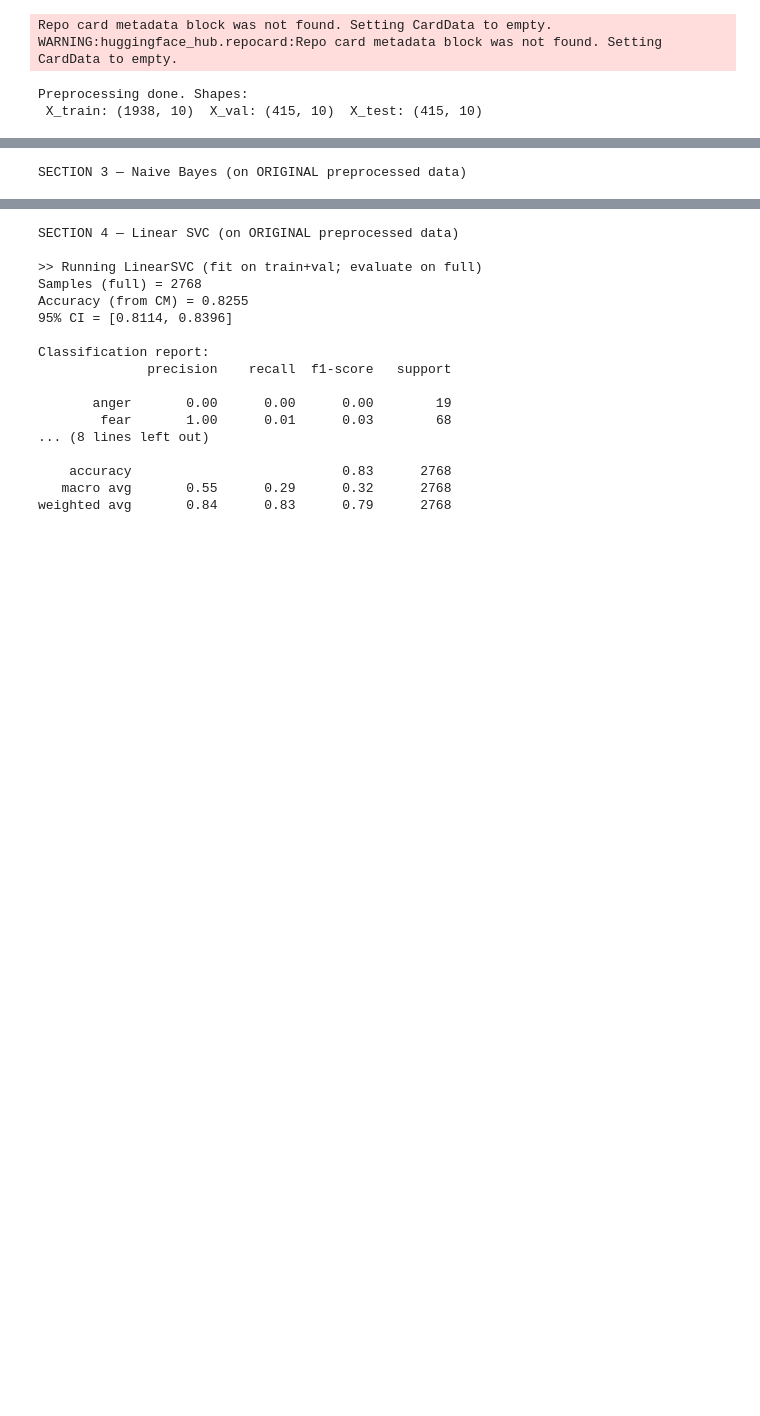
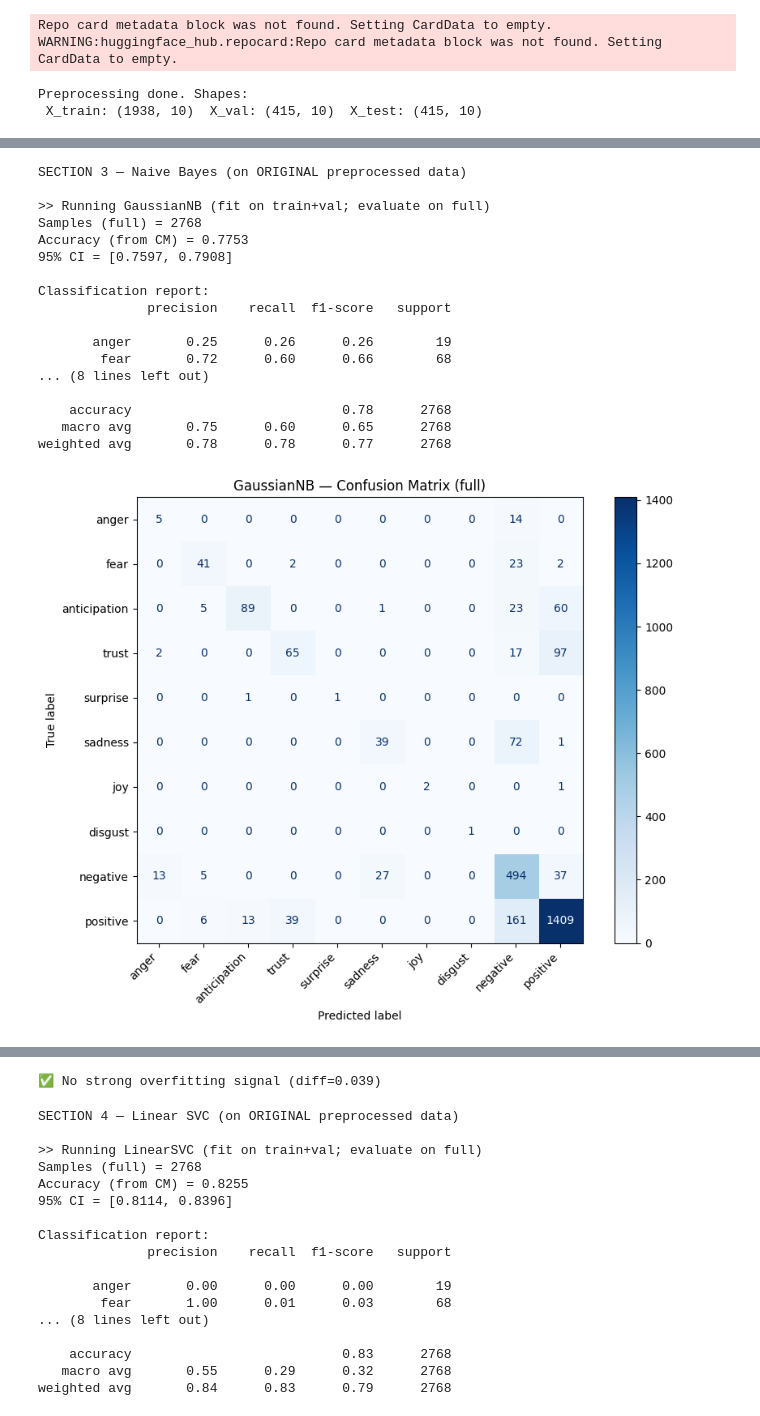
Before and after one commit to REZAKAZAZI00/Pattern_Recognition, a Jupyter notebook: pattern_SVM.ipynb, the cells around one changed output, grey strips where cells are left out. Drawn from its saved outputs; the diff is of its cells as text; code cells hidden in the pictures; blank space fills up the shorter version.

```diff
--- a/pattern_SVM.ipynb
+++ b/pattern_SVM.ipynb
@@ -179,32 +322,49 @@ def learning_curve_train_vs_test(model, X_train_s, y_train_s, X_test_s, y_test_s
     plt.title(f'Learning Curve — {model_name}')
     plt.grid(True); plt.legend(); plt.tight_layout(); plt.show()
     diff = np.mean(train_accs[-3:]) - np.mean(test_accs[-3:])
     if diff > 0.07:
         print(f"⚠️ Possible Overfitting detected (diff={diff:.3f})")
     else:
         print(f"✅ No strong overfitting signal (diff={diff:.3f})")
     return train_accs, test_accs
 
 # Fit on train + val (final fit) and evaluate on full (train+val+test)
 def run_model_and_report(model, model_name, Xtr, ytr, Xv, yv, Xt, yt):
     print(f"\n>> Running {model_name} (fit on train+val; evaluate on full)")
     X_final_train = np.vstack([Xtr, Xv])
     y_final_train = np.concatenate([ytr, yv])
     model.fit(X_final_train, y_final_train)
     X_all = np.vstack([Xtr, Xv, Xt])
     y_all = np.concatenate([ytr, yv, yt])
     y_pred = model.predict(X_all)
     cm, acc, ci = compute_confusion_accuracy_and_ci(y_all, y_pred)
     print(f"Samples (full) = {len(y_all)}")
     print(f"Accuracy (from CM) = {acc:.4f}")
     print(f"95% CI = [{ci[0]:.4f}, {ci[1]:.4f}]")
     print("\nClassification report:")
     print(classification_report(y_all, y_pred, target_names=EMOTION_LABELS, zero_division=0))
     plot_confusion(cm, f"{model_name} — Confusion Matrix (full)")
     learning_curve_train_vs_test(model, Xtr, ytr, Xt, yt, model_name)
     return {"model_name": model_name, "accuracy": acc, "ci":ci, "model_obj": model}
 
-#nb_model = GaussianNB()
-#nb_res = run_model_and_report(nb_model, "GaussianNB", X_train_orig, y_train_orig, X_val_orig, y_val_orig, X_test_orig, y_test_orig)
+nb_model = GaussianNB()
+nb_res = run_model_and_report(nb_model, "GaussianNB", X_train_orig, y_train_orig, X_val_orig, y_val_orig, X_test_orig, y_test_orig)
 # %% [output]
 SECTION 3 — Naive Bayes (on ORIGINAL preprocessed data)
+
+>> Running GaussianNB (fit on train+val; evaluate on full)
+Samples (full) = 2768
+Accuracy (from CM) = 0.7753
+95% CI = [0.7597, 0.7908]
+
+Classification report:
+              precision    recall  f1-score   support
+
+       anger       0.25      0.26      0.26        19
+        fear       0.72      0.60      0.66        68
+... (8 lines left out)
+
+    accuracy                           0.78      2768
+   macro avg       0.75      0.60      0.65      2768
+weighted avg       0.78      0.78      0.77      2768
+[figure, added]
@@ -211,3 +372,4 @@ SECTION 3 — Naive Bayes (on ORIGINAL preprocessed data)
+✅ No strong overfitting signal (diff=0.039)
 # %%
 
 print("\nSECTION 4 — Linear SVC (on ORIGINAL preprocessed data)")
```
Also changed, not shown: parts of 4 cells of this notebook.
